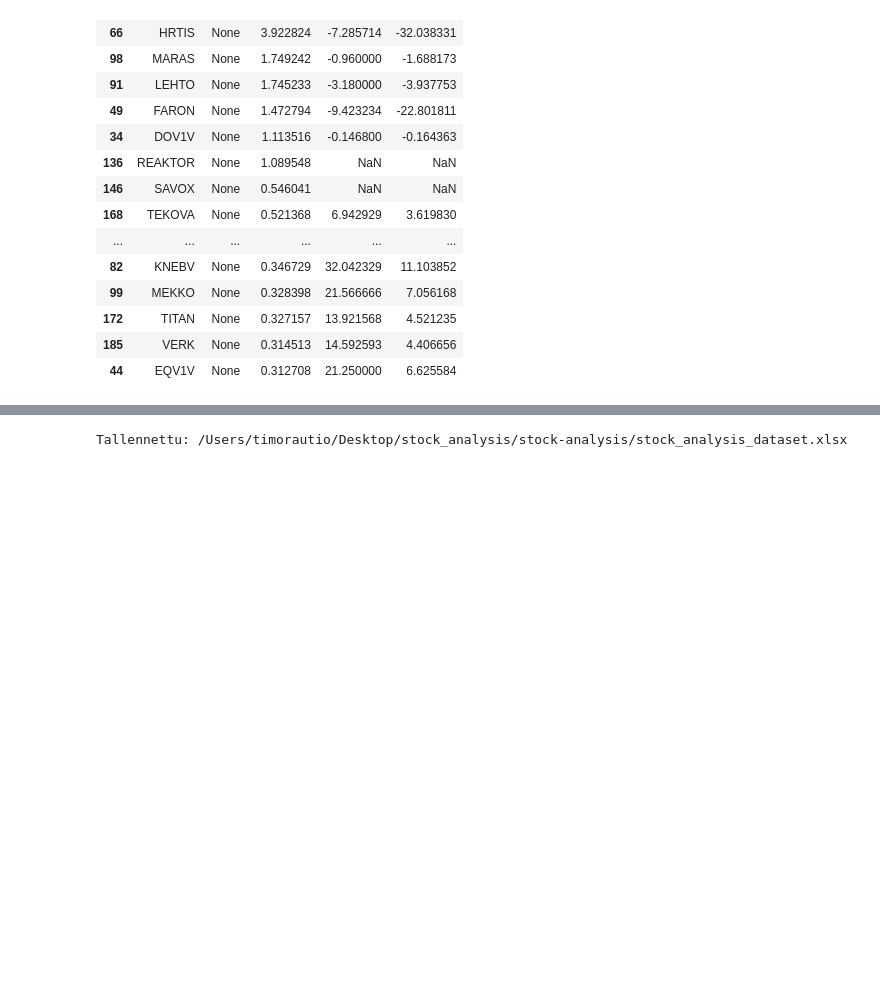
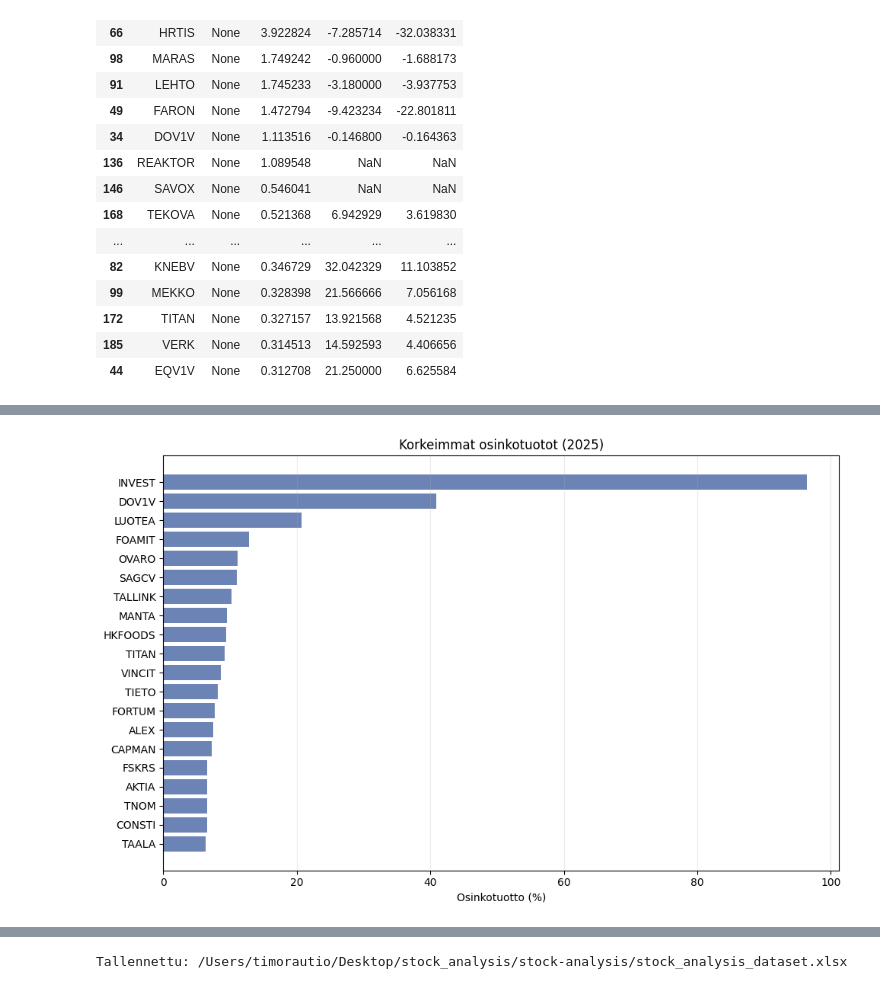
Before and after one commit to ratimo/stock-analysis, a Jupyter notebook: fin_stock_analysis.ipynb, the cells around one changed output, grey strips where cells are left out. Cells and saved outputs as stored; diff of their text form; code cells hidden in the pictures; blank space fills up the shorter version.

```diff
--- a/fin_stock_analysis.ipynb
+++ b/fin_stock_analysis.ipynb
@@ -89,0 +174,13 @@ filtered[['symbol', 'name', 'roe', 'pe_ratio', 'pb_ratio']].head(20)
+# %%
+dividend = viz_data.dropna(subset=['dividend_yield_pct']).nlargest(20, 'dividend_yield_pct').sort_values('dividend_yield_pct')
+if dividend.empty:
+    print('Osinkotuottoja ei ole saatavilla.')
+else:
+    fig, ax = plt.subplots(figsize=(10, max(5, len(dividend) * 0.32)))
+    ax.barh(dividend['symbol'], dividend['dividend_yield_pct'], color='#6c83b5')
+    ax.set(title=f'Korkeimmat osinkotuotot ({analysis_year})', xlabel='Osinkotuotto (%)', ylabel='')
+    ax.grid(axis='x', alpha=0.25)
+    plt.tight_layout()
+    plt.show()
+# %% [output]
+[figure, added]
```
Also changed, not shown: parts of 9 cells of this notebook, 1 other file.
